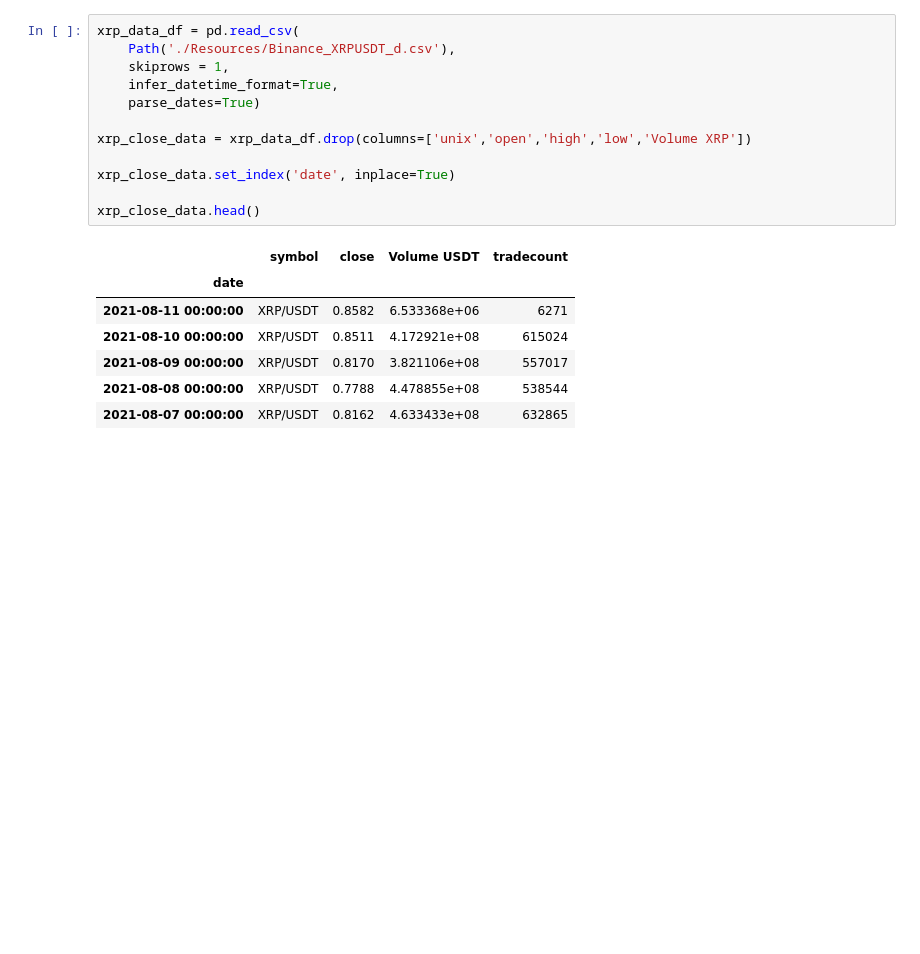
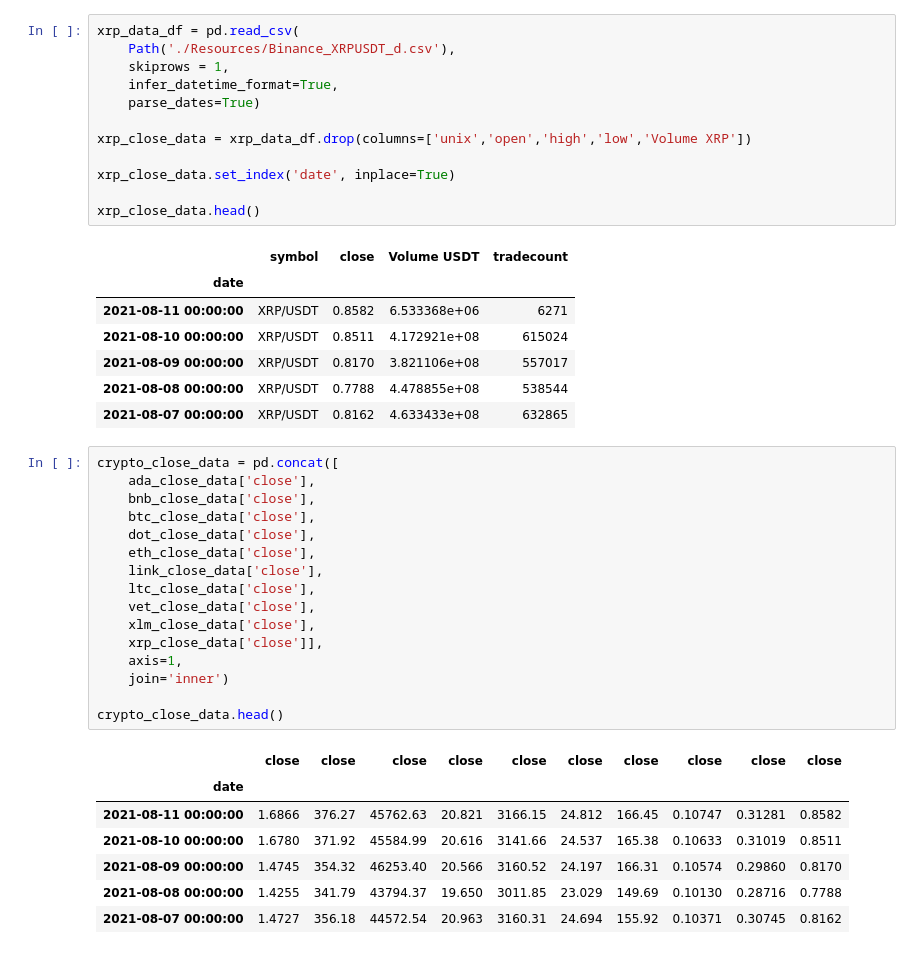
Before and after one commit to jpmaddox97/Dynamic_Portfolio_Management, a Jupyter notebook: crypto_data.ipynb, the cells around one changed output. Drawn from its saved outputs; the diff is of its cells as text; blank space fills up the shorter version.

```diff
--- a/crypto_data.ipynb
+++ b/crypto_data.ipynb
@@ -223,3 +224,27 @@ xrp_close_data.head()
 | 2021-08-09 00:00:00 | XRP/USDT | 0.8170 | 3.821106e+08 | 557017 |
 | 2021-08-08 00:00:00 | XRP/USDT | 0.7788 | 4.478855e+08 | 538544 |
 | 2021-08-07 00:00:00 | XRP/USDT | 0.8162 | 4.633433e+08 | 632865 |
+# %%
+crypto_close_data = pd.concat([
+    ada_close_data['close'],
+    bnb_close_data['close'],
+    btc_close_data['close'],
+    dot_close_data['close'],
+    eth_close_data['close'],
+    link_close_data['close'],
+    ltc_close_data['close'],
+    vet_close_data['close'],
+    xlm_close_data['close'],
+    xrp_close_data['close']],
+    axis=1,
+    join='inner')
+
+crypto_close_data.head()
+# %% [output]
+|  | close | close | close | close | close | close | close | close | close | close |
+| date |  |  |  |  |  |  |  |  |  |  |
+| 2021-08-11 00:00:00 | 1.6866 | 376.27 | 45762.63 | 20.821 | 3166.15 | 24.812 | 166.45 | 0.10747 | 0.31281 | 0.8582 |
+| 2021-08-10 00:00:00 | 1.6780 | 371.92 | 45584.99 | 20.616 | 3141.66 | 24.537 | 165.38 | 0.10633 | 0.31019 | 0.8511 |
+| 2021-08-09 00:00:00 | 1.4745 | 354.32 | 46253.40 | 20.566 | 3160.52 | 24.197 | 166.31 | 0.10574 | 0.29860 | 0.8170 |
+| 2021-08-08 00:00:00 | 1.4255 | 341.79 | 43794.37 | 19.650 | 3011.85 | 23.029 | 149.69 | 0.10130 | 0.28716 | 0.7788 |
+| 2021-08-07 00:00:00 | 1.4727 | 356.18 | 44572.54 | 20.963 | 3160.31 | 24.694 | 155.92 | 0.10371 | 0.30745 | 0.8162 |
```
Also changed, not shown: parts of 6 cells of this notebook.
